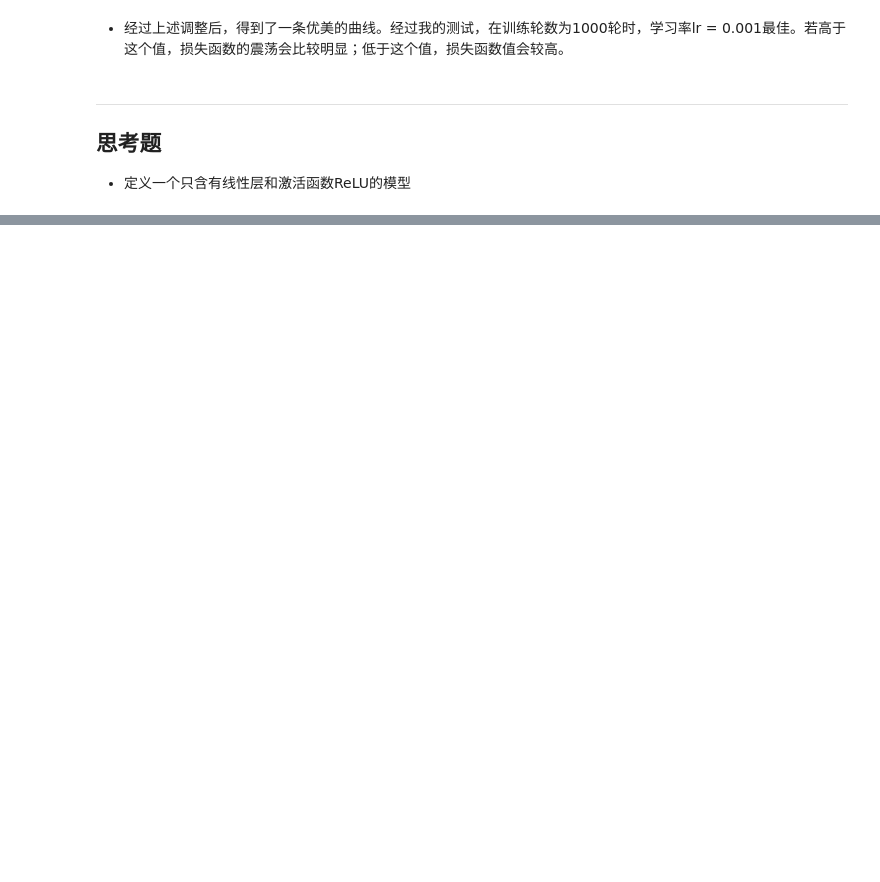
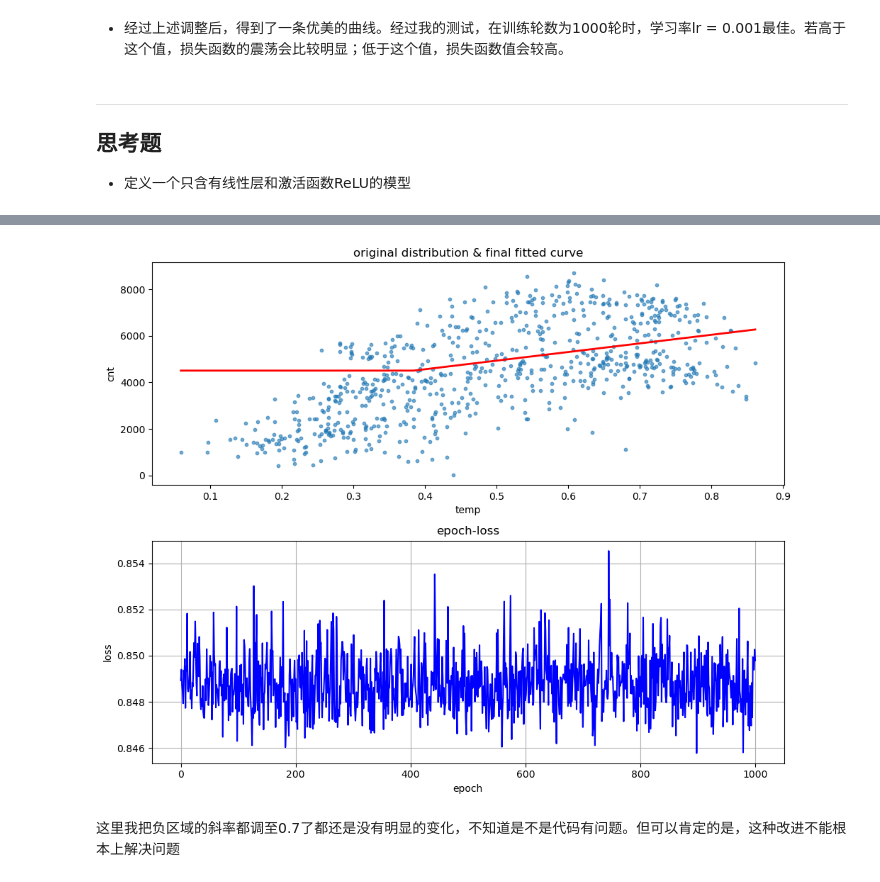
Before and after one commit to agony-jj/Studio-Recruitment, a Jupyter notebook: task2/task2_notebook.ipynb, the cells around one changed output, grey strips where cells are left out. Drawn from its saved outputs; the diff is of its cells as text; code cells hidden in the pictures; blank space fills up the shorter version.

```diff
--- a/task2/task2_notebook.ipynb
+++ b/task2/task2_notebook.ipynb
@@ -439,0 +508,33 @@ plt.show()
+# %%
+X_normalized_sorted, indices = torch.sort(X_normalized, dim=0)
+# 预测时也要标准化输入，然后反标准化输出
+with torch.no_grad():
+    net.eval()
+    y_pred_normalized = net(X_normalized_sorted)
+    y_pred = y_pred_normalized * Y_std + Y_mean  # 反标准化
+# %%
+# 创建图表
+fig, axs = plt.subplots(2, 1, figsize=(10, 8))
+
+# 显示初始数据的散点图和拟合曲线
+axs[0].scatter(X.numpy(), Y.numpy(), s=10, alpha=0.6)# 设置alpha使点变为半透明的
+axs[0].set_xlabel('temp')
+axs[0].set_ylabel('cnt')
+axs[0].set_title('original distribution & final fitted curve')
+
+# 绘制拟合曲线
+axs[0].plot(X_sorted.numpy(), y_pred.detach().numpy(), color='r', linewidth=2)
+
+# 绘制epoch-loss图
+axs[1].plot(range(len(loss_data)), loss_data, color='b')
+axs[1].set_xlabel('epoch')
+axs[1].set_ylabel('loss')
+axs[1].set_title('epoch-loss')
+axs[1].grid(True) #使用网格
+
+plt.tight_layout()
+plt.show()
+# %% [output]
+[figure, added]
+# %% [markdown]
+这里我把负区域的斜率都调至0.7了都还是没有明显的变化，不知道是不是代码有问题。但可以肯定的是，这种改进不能根本上解决问题
```
Also changed, not shown: parts of 14 cells of this notebook, 2 other files.
